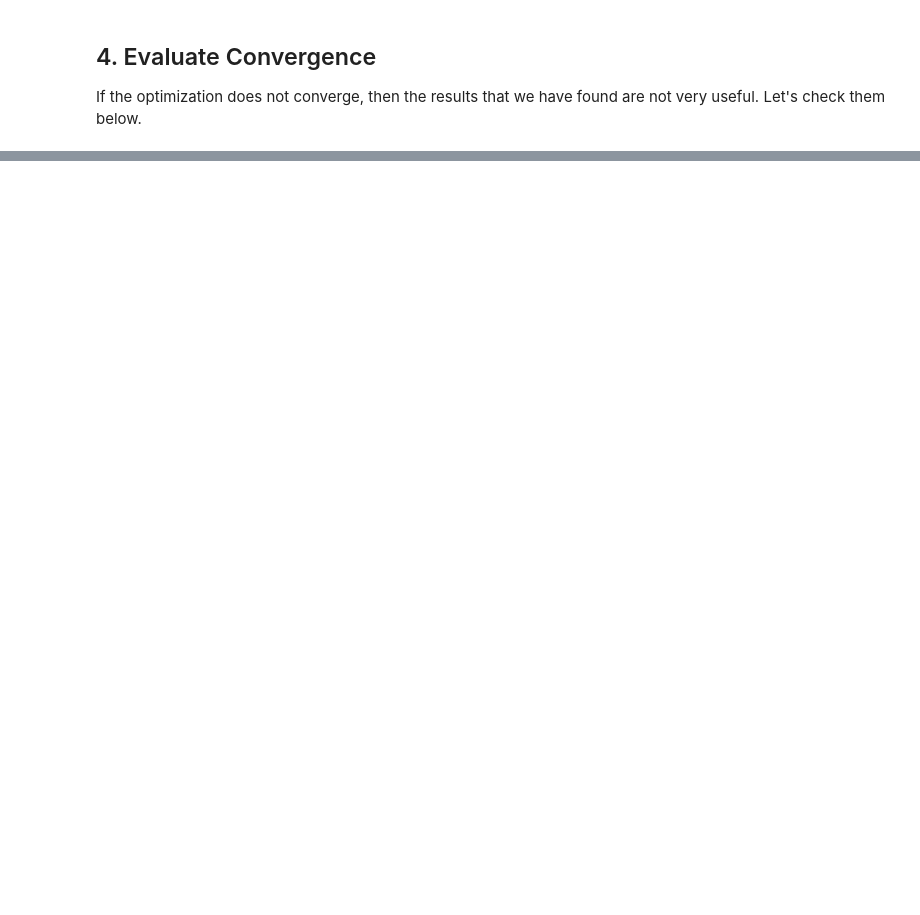
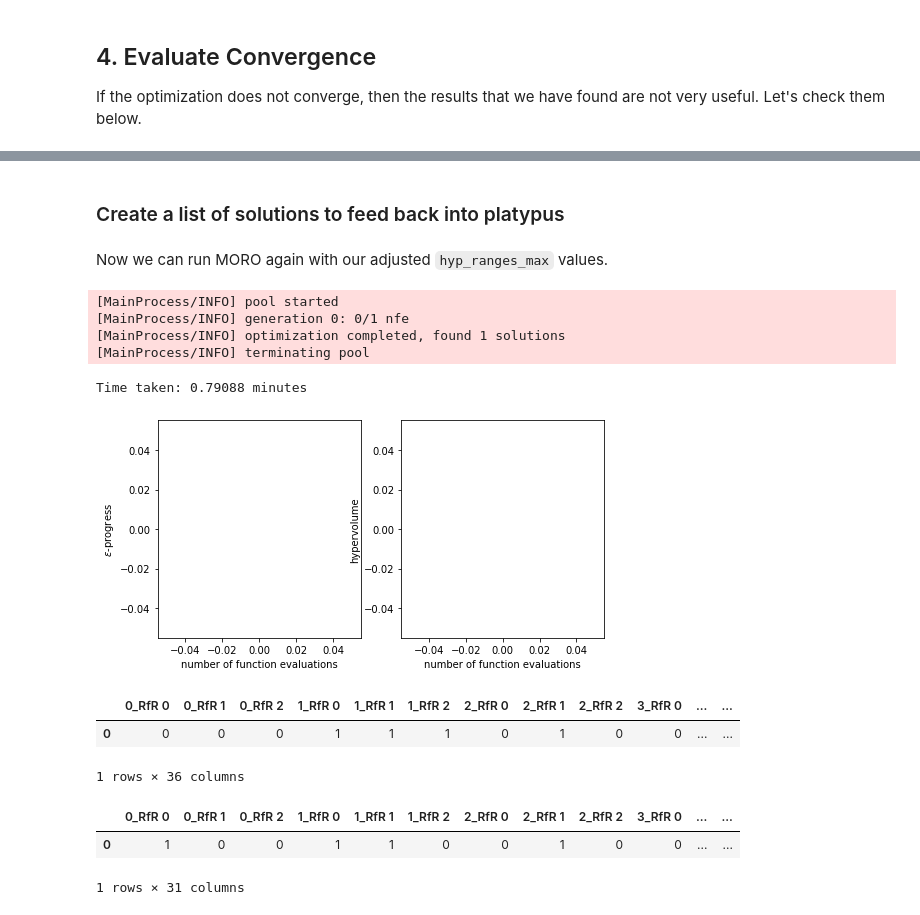
Before and after one commit to WKSu/Model-based-decision-making, a Jupyter notebook: 3-Directed-Search-MORO.ipynb, the cells around one changed output, grey strips where cells are left out. Cells and saved outputs as stored; diff of their text form; code cells hidden in the pictures; blank space fills up the shorter version.

Commit message:
Attempted to check for hypervolume convergence

```diff
--- a/3-Directed-Search-MORO.ipynb
+++ b/3-Directed-Search-MORO.ipynb
@@ -397,0 +422,2 @@ plt.show()
+# %% [markdown]
+### Create a list of solutions to feed back into platypus
@@ -397,0 +475,76 @@ plt.show()
+# %% [markdown]
+Now we can run MORO again with our adjusted `hyp_ranges_max` values.
+# %%
+from ema_workbench.em_framework.optimization import (HyperVolume, EpsilonProgress)
+from ema_workbench.em_framework.evaluators import BaseEvaluator
+
+BaseEvaluator.reporting_frequency = 0.1
+
+epsilons = ranges.values
+convergence = [HyperVolume(hyp_ranges_min, hyp_ranges_max*1.1e10),
+               EpsilonProgress()]
+
+n_scenarios = 1
+scenarios = sample_uncertainties(dike_model, n_scenarios)
+nfe = int(1)
+
+# Time the run
+start = time.time()
+
+# Run MORO
+with MultiprocessingEvaluator(dike_model) as evaluator:
+    results, convergence = evaluator.robust_optimize(robustness_functions,
+                                                     scenarios=scenarios,
+                                                     nfe=nfe,
+                                                     epsilons=epsilons,
+                                                     convergence=convergence,
+                                                     convergence_freq=20,
+                                                     logging_freq=1,
+                                                     constraint=constraints
+                                                     )
+
+end = time.time()
+print("Time taken: {:0.5f} minutes".format((end - start)/60))
+
+# Save the run results
+with open('Outcomes/Hypervolume_check.pkl', 'wb') as file_pi:
+    pickle.dump((results, convergence), file_pi)
+
+# Record the runtime in a separate notebook for benchmarking
+time_str = "Time: {:0.5f}".format((end - start)/60) + " minutes\t Scenarios: " + \
+                str(n_scenarios) + "\t NFEs: " + str(nfe) + "\n"
+with open('Outcomes/latest_time.tsv', 'a') as f:
+    f.write(time_str)
+# %% [output]
+[MainProcess/INFO] pool started
+[MainProcess/INFO] generation 0: 0/1 nfe
+[MainProcess/INFO] optimization completed, found 1 solutions
+[MainProcess/INFO] terminating pool
+Time taken: 0.79088 minutes
+# %%
+results, convergence = pickle.load(open('Outcomes/Hypervolume_check.pkl', 'rb'))
+# %%
+import matplotlib.pyplot as plt
+fig, (ax1, ax2) = plt.subplots(ncols=2, sharex=True, figsize=(8,4))
+ax1.plot(convergence.nfe, convergence.epsilon_progress)
+ax1.set_ylabel('$\epsilon$-progress')
+ax2.plot(convergence.nfe, convergence.hypervolume)
+ax2.set_ylabel('hypervolume')
+
+ax1.set_xlabel('number of function evaluations')
+ax2.set_xlabel('number of function evaluations')
+plt.show()
+# %% [output]
+[figure, added]
+# %%
+results
+# %% [output]
+|  | 0_RfR 0 | 0_RfR 1 | 0_RfR 2 | 1_RfR 0 | 1_RfR 1 | 1_RfR 2 | 2_RfR 0 | 2_RfR 1 | 2_RfR 2 | 3_RfR 0 | ... | ... |
+| 0 | 0 | 0 | 0 | 1 | 1 | 1 | 0 | 1 | 0 | 0 | ... | ... |
+1 rows × 36 columns
+# %%
+pareto_policies
+# %% [output]
+|  | 0_RfR 0 | 0_RfR 1 | 0_RfR 2 | 1_RfR 0 | 1_RfR 1 | 1_RfR 2 | 2_RfR 0 | 2_RfR 1 | 2_RfR 2 | 3_RfR 0 | ... | ... |
+| 0 | 1 | 0 | 0 | 1 | 1 | 0 | 0 | 1 | 0 | 0 | ... | ... |
+1 rows × 31 columns
```
Also changed, not shown: parts of 10 cells of this notebook, 2 other files.
